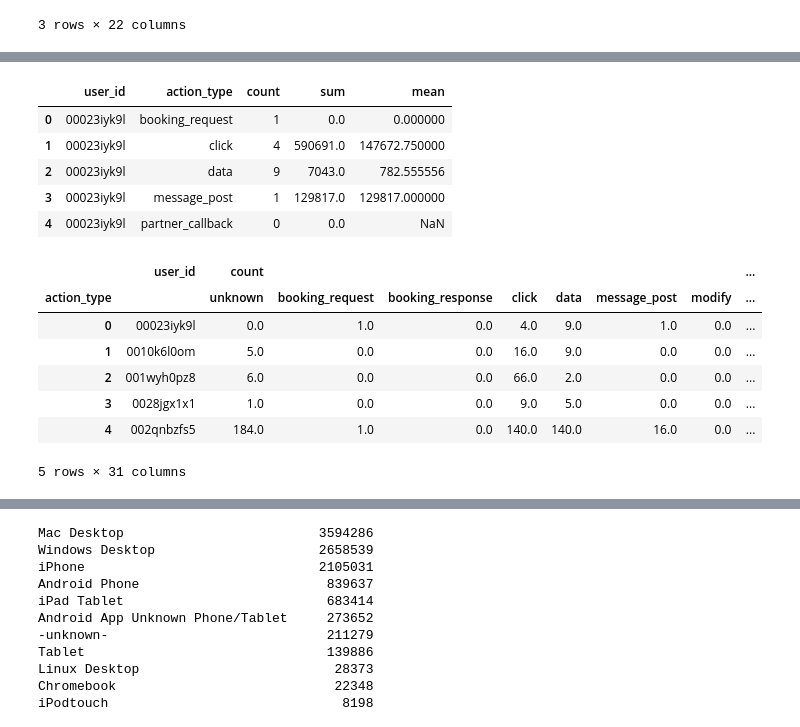
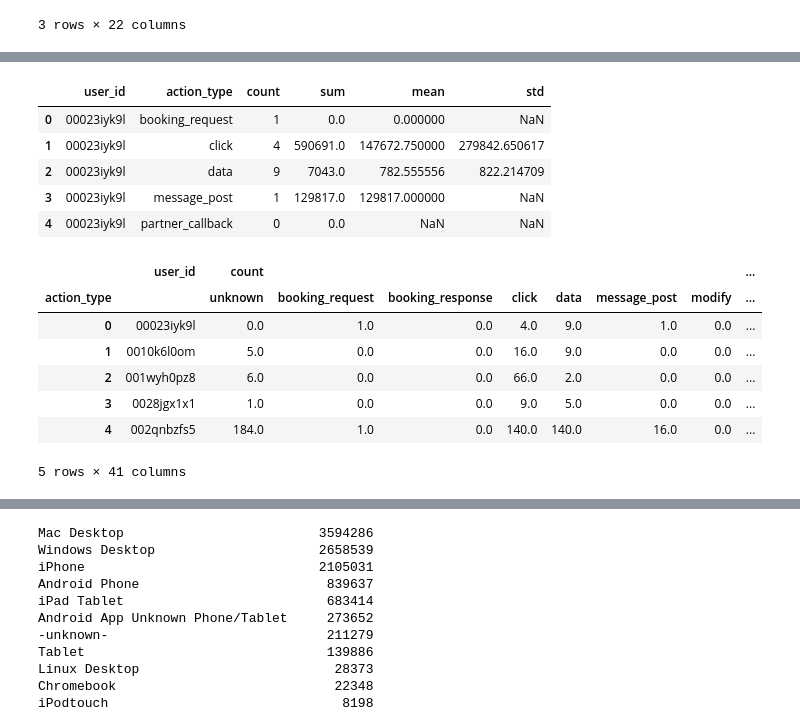
Before and after one commit to nvkoval/machine_learning_projector, a Jupyter notebook: hw12_Feature_Engineering.ipynb, the cells around one changed output, grey strips where cells are left out. Saved outputs shown, nothing was run; the diff lists cells and outputs as text; code cells hidden in the pictures.

```diff
--- a/hw12_Feature_Engineering.ipynb
+++ b/hw12_Feature_Engineering.ipynb
@@ -436,18 +573,18 @@ train.head(5)
 # %%
 action_type = (sessions.groupby(['user_id', 'action_type'])['secs_elapsed']
-               .agg(['count', 'sum', 'mean'])
+               .agg(['count', 'sum', 'mean', 'std'])
                .reset_index())
 action_type.head()
 # %% [output]
-|  | user_id | action_type | count | sum | mean |
-| 0 | 00023iyk9l | booking_request | 1 | 0.0 | 0.000000 |
-| 1 | 00023iyk9l | click | 4 | 590691.0 | 147672.750000 |
-| 2 | 00023iyk9l | data | 9 | 7043.0 | 782.555556 |
-| 3 | 00023iyk9l | message_post | 1 | 129817.0 | 129817.000000 |
-| 4 | 00023iyk9l | partner_callback | 0 | 0.0 | NaN |
+|  | user_id | action_type | count | sum | mean | std |
+| 0 | 00023iyk9l | booking_request | 1 | 0.0 | 0.000000 | NaN |
+| 1 | 00023iyk9l | click | 4 | 590691.0 | 147672.750000 | 279842.650617 |
+| 2 | 00023iyk9l | data | 9 | 7043.0 | 782.555556 | 822.214709 |
+| 3 | 00023iyk9l | message_post | 1 | 129817.0 | 129817.000000 | NaN |
+| 4 | 00023iyk9l | partner_callback | 0 | 0.0 | NaN | NaN |
 # %%
 action_type = (action_type
-    .pivot(index='user_id', columns='action_type', values=['count', 'sum', 'mean'])
+    .pivot(index='user_id', columns='action_type', values=['count', 'sum', 'mean', 'std'])
     .rename(columns={'-unknown-': 'unknown'})
     .reset_index()
     .fillna(0)
@@ -462,7 +599,7 @@ action_type.head()
 | 2 | 001wyh0pz8 | 6.0 | 0.0 | 0.0 | 66.0 | 2.0 | 0.0 | 0.0 | ... |
 | 3 | 0028jgx1x1 | 1.0 | 0.0 | 0.0 | 9.0 | 5.0 | 0.0 | 0.0 | ... |
 | 4 | 002qnbzfs5 | 184.0 | 1.0 | 0.0 | 140.0 | 140.0 | 16.0 | 0.0 | ... |
-5 rows × 31 columns
+5 rows × 41 columns
 # %%
 action_type.columns = ['action_type_'+'_'.join(col).strip() for col in action_type.columns.values]
 action_type.rename(columns={'action_type_user_id_': 'id'}, inplace=True)
```
Also changed, not shown: parts of 73 cells of this notebook, 2 other files.
